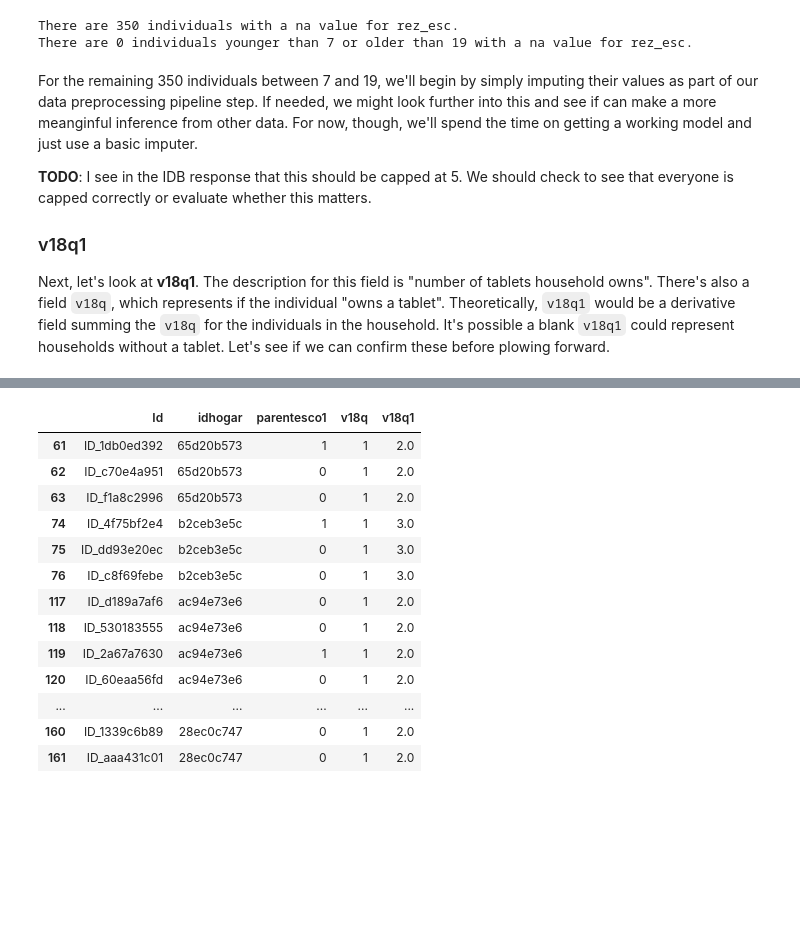
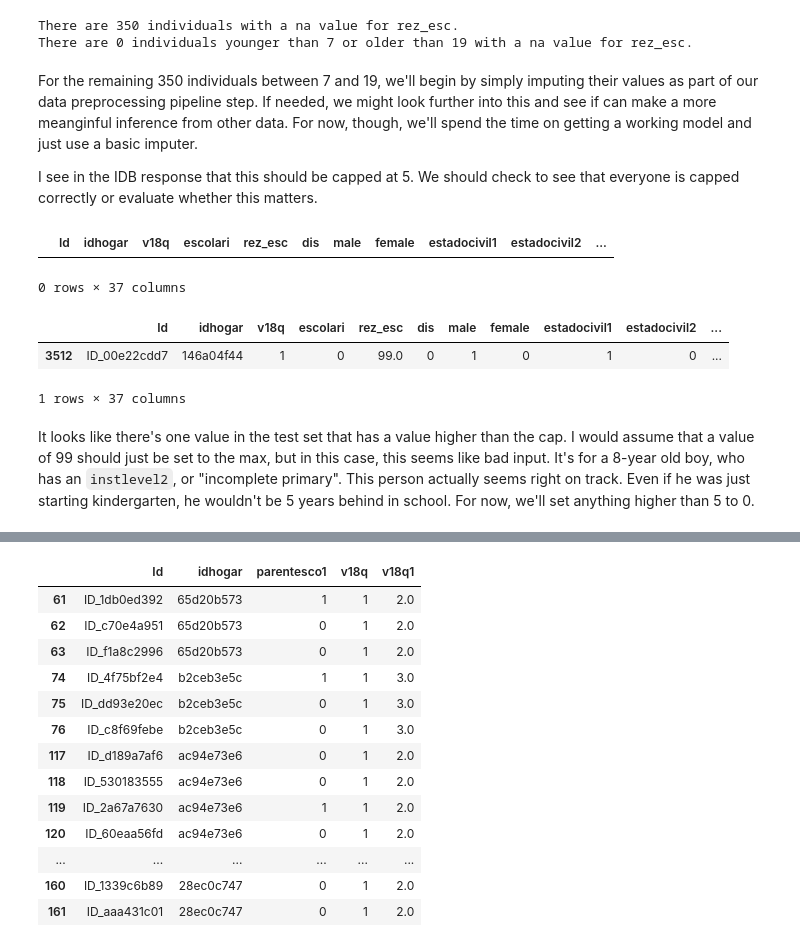
Before and after one commit to treybean/costa-rican-poverty, a Jupyter notebook: notebooks/notebook.ipynb, the cells around one changed output, grey strips where cells are left out. Cells and saved outputs as stored; diff of their text form; code cells hidden in the pictures; blank space fills up the shorter version.

```diff
--- a/notebooks/notebook.ipynb
+++ b/notebooks/notebook.ipynb
@@ -642,8 +640,17 @@ There are 0 individuals younger than 7 or older than 19 with a na value for rez_
 # %% [markdown]
 For the remaining 350 individuals between 7 and 19, we'll begin by simply imputing their values as part of our data preprocessing pipeline step. If needed, we might look further into this and see if can make a more meanginful inference from other data. For now, though, we'll spend the time on getting a working model and just use a basic imputer.
 
-**TODO**: I see in the IDB response that this should be capped at 5. We should check to see that everyone is capped correctly or evaluate whether this matters.
-
-### v18q1
-
-Next, let's look at **v18q1**. The description for this field is "number of tablets household owns". There's also a field `v18q`, which represents if the individual "owns a tablet".  Theoretically, `v18q1` would be a derivative field summing the `v18q` for the individuals in the household. It's possible a blank `v18q1` could  represent households without a tablet. Let's see if we can confirm these before plowing forward.
+I see in the IDB response that this should be capped at 5. We should check to see that everyone is capped correctly or evaluate whether this matters.
+# %%
+train.loc[train.rez_esc > 5, id_features + individual_features].head()
+# %% [output]
+|  | Id | idhogar | v18q | escolari | rez_esc | dis | male | female | estadocivil1 | estadocivil2 | ... |
+0 rows × 37 columns
+# %%
+test.loc[test.rez_esc > 5, id_features + individual_features].head()
+# %% [output]
+|  | Id | idhogar | v18q | escolari | rez_esc | dis | male | female | estadocivil1 | estadocivil2 | ... |
+| 3512 | ID_00e22cdd7 | 146a04f44 | 1 | 0 | 99.0 | 0 | 1 | 0 | 1 | 0 | ... |
+1 rows × 37 columns
+# %% [markdown]
+It looks like there's one value in the test set that has a value higher than the cap. I would assume that a value of 99 should just be set to the max, but in this case, this seems like bad input. It's for a 8-year old boy, who has an `instlevel2`, or "incomplete primary". This person actually seems right on track. Even if he was just starting kindergarten, he wouldn't be 5 years behind in school. For now, we'll set anything higher than 5 to 0.
```
Also changed, not shown: parts of 21 cells of this notebook.
